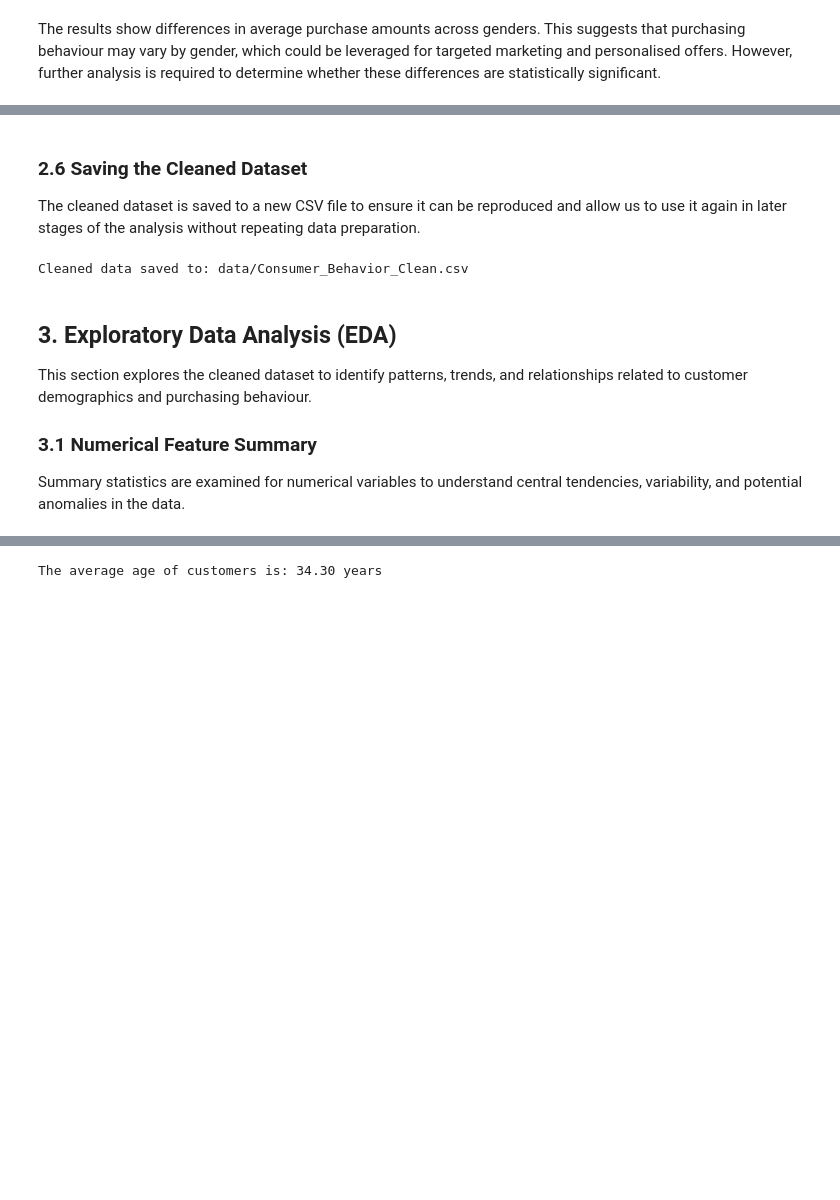
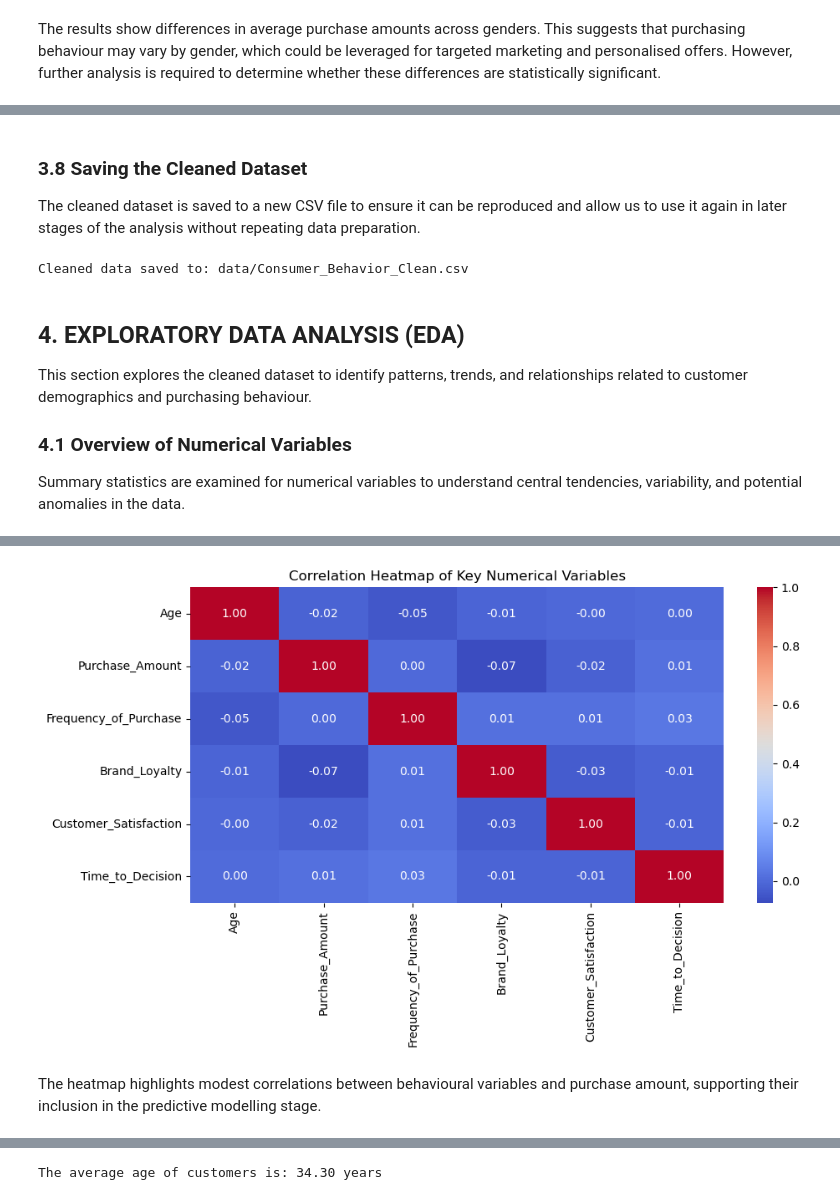
Before and after one commit to marianemcgrath/pfda, a Jupyter notebook: project/project.ipynb, the cells around one changed output, grey strips where cells are left out. Drawn from its saved outputs; the diff is of its cells as text; code cells hidden in the pictures; blank space fills up the shorter version.

```diff
--- a/project/project.ipynb
+++ b/project/project.ipynb
@@ -445,5 +405,5 @@ The results show differences in average purchase amounts across genders. This su
 # %% [markdown]
-### 2.6 Saving the Cleaned Dataset
+### 3.8 Saving the Cleaned Dataset
 
 The cleaned dataset is saved to a new CSV file to ensure it can be reproduced and allow us to use it again in later stages of the analysis without repeating data preparation.
 # %%
@@ -456,11 +416,11 @@ print(f"Cleaned data saved to: {CLEAN_FULLPATH}")
 # %% [output]
 Cleaned data saved to: data/Consumer_Behavior_Clean.csv
 # %% [markdown]
-## 3. Exploratory Data Analysis (EDA)
+## 4. EXPLORATORY DATA ANALYSIS (EDA)
 
 This section explores the cleaned dataset to identify patterns, trends, and relationships related to customer demographics and purchasing behaviour.
 
-### 3.1 Numerical Feature Summary
+### 4.1 Overview of Numerical Variables
 
 Summary statistics are examined for numerical variables to understand central tendencies, variability, and potential anomalies in the data.
 # %%
@@ -479,4 +439,21 @@ df.describe().T
 | Customer_Satisfaction | 1000.00 | 5.40 | 1.00 | 3.00 | 5.00 | 8.00 | 10.00 | 2.87 |
 | Time_of_Purchase | 1000 | 2024-06-29 06:31:40.800000 | 2024-01-01 00:00:00 | 2024-04-04 00:00:00 | 2024-06-30 00:00:00 | 2024-09-19 00:00:00 | 2024-12-30 00:00:00 | NaN |
 | Time_to_Decision | 1000.00 | 7.55 | 1.00 | 4.00 | 8.00 | 11.00 | 14.00 | 4.04 |
+# %%
+# Correlation heatmap for key numerical variables
+plt.figure(figsize=(10,6))
+corr = df[['Age', 'Purchase_Amount', 'Frequency_of_Purchase',
+     'Brand_Loyalty', 'Customer_Satisfaction', 'Time_to_Decision']].corr()
+
+# Plotting the heatmap
+sns.heatmap(corr, annot=True, cmap="coolwarm", fmt=".2f")
+plt.title("Correlation Heatmap of Key Numerical Variables")
+plt.tight_layout()
+plt.show()
+
+# Source: https://python-graph-gallery.com/92-control-color-in-seaborn-heatmaps/
+# %% [output]
+[figure, added]
+# %% [markdown]
+The heatmap highlights modest correlations between behavioural variables and purchase amount, supporting their inclusion in the predictive modelling stage.
 # %% [markdown]
```
Also changed, not shown: parts of 128 cells of this notebook, 2 other files.
